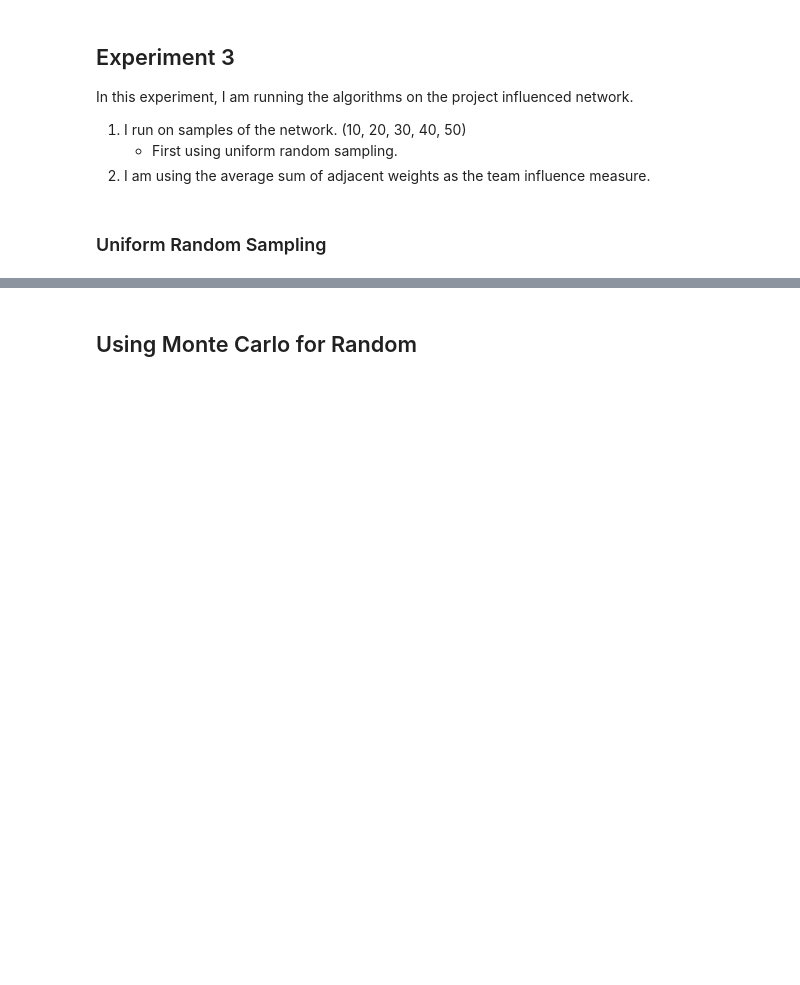
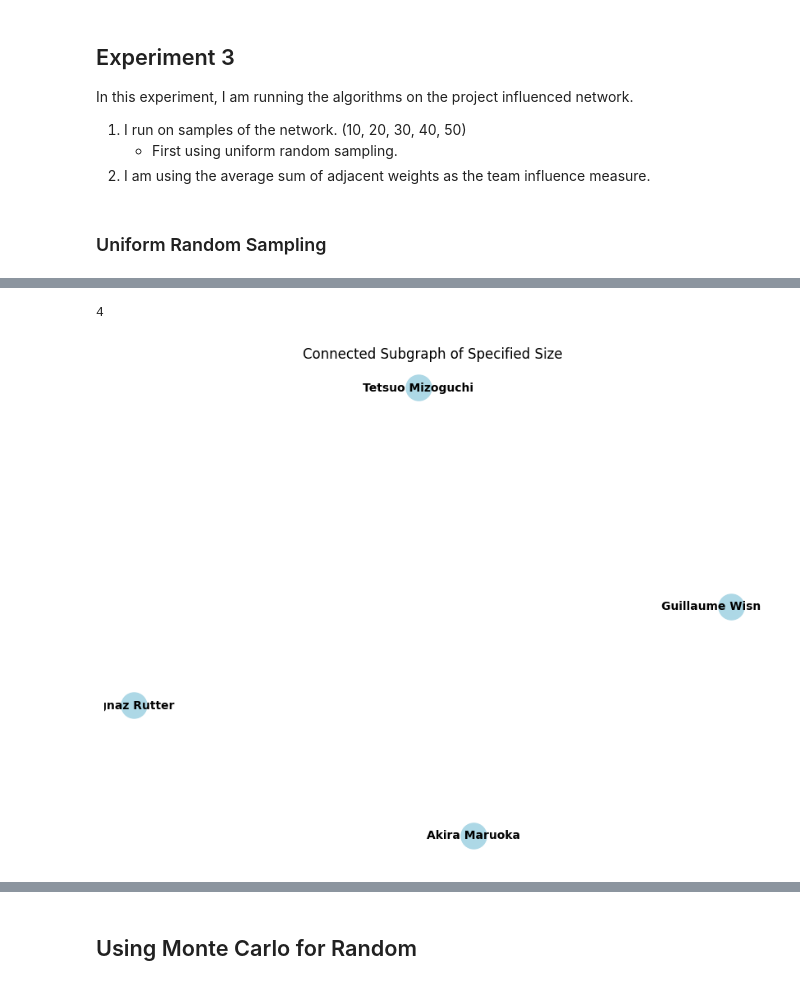
Before and after one commit to twumasimb/DBLP-Analysis, a Jupyter notebook: experiment_3.ipynb, the cells around one changed output, grey strips where cells are left out. Cells and saved outputs as stored; diff of their text form; code cells hidden in the pictures; blank space fills up the shorter version.

```diff
--- a/experiment_3.ipynb
+++ b/experiment_3.ipynb
@@ -155,0 +172,24 @@ Team :T, Node: Patrice Enjalbert, Rank: 1
+# %%
+obj_max_2 = 0.0
+best_set_2 = set()
+projects = [(star_proj, "Star-Structured Project"), (full_proj, "Fully-connected Structured Project"), (chain_proj, "Chain-Structured Project")]
+
+influential_nodes = ps.get_top_ranked_node_each_group(network_main.copy())
+for node in influential_nodes:
+    subset, comm_eff = ps.Greedy(network_main.copy(), projects[0][0], node, beta=None)
+    if comm_eff > obj_max_2:
+        obj_max_2 = comm_eff
+        best_set_2 = subset
+
+network = network_main.subgraph(list(best_set_2))
+print(nx.number_of_isolates(network))
+
+# Plot the subgraph
+import matplotlib.pyplot as plt
+plt.figure(figsize=(8, 6))
+nx.draw(network, with_labels=True, node_color='lightblue', node_size=500, font_size=10, font_weight='bold', edge_color='gray')
+plt.title("Connected Subgraph of Specified Size")
+plt.show()
+# %% [output]
+4
+[figure, added]
```
Also changed, not shown: parts of 4 cells of this notebook, 7 other files.
